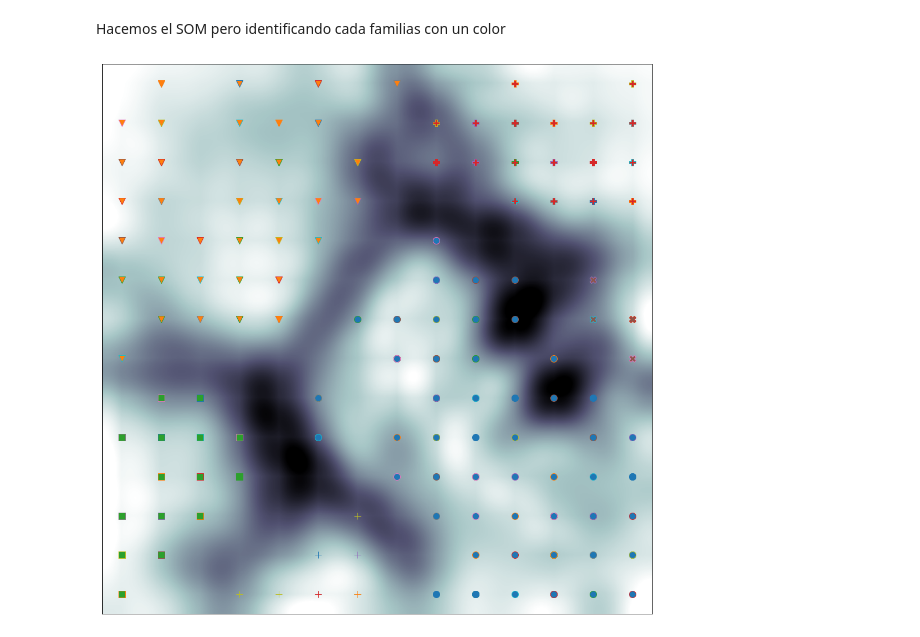
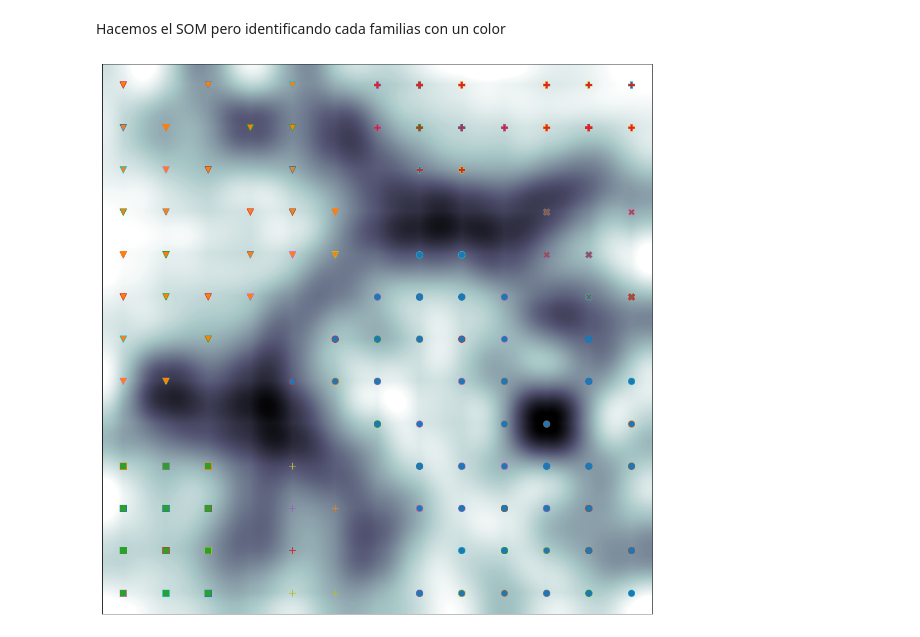
Before and after one commit to sergiohzlz/som_ontologias, a Jupyter notebook: som ontologias.ipynb, the cells around one changed output. Drawn from its saved outputs; the diff is of its cells as text; code cells hidden in the pictures.

Commit message:
som con colores y grupos

```diff
--- a/som ontologias.ipynb
+++ b/som ontologias.ipynb
@@ -284,13 +284,13 @@ if(recupera):
 # %% [markdown]
 Hacemos la búsqueda de parámetros.
 # %%
-ln=14
+ln=13
 dim_som = (ln,ln)
 sigmas = [1,1.5,2,3]  #sigmas a intentar
 constantes = [1,2,3]  #constantes de aprendizaje a buscar
 errores = []
 if(not recupera):
-    buscar=False
+    buscar=True
     if(buscar):
         for s in sigmas:
             for c in constantes:
@@ -466,17 +480,20 @@ Cantidad de proteínas 7
 # %% [markdown]
 Hacemos el SOM pero identificando cada familias con un color
 # %%
+
 marcadores = ['o','v','s','P', '+','X']
 colores =    ['C0','C1','C2','C3','C4','C5']
 
 fig, axn = plt.subplots(1,1, figsize=(18,18))
 
 plt.imshow(M, interpolation='sinc', cmap='bone')
 plt.xticks([])
 plt.yticks([])
 
+grupos = dict()
+
 for ix,d in enumerate(datos):
     w = som.winner(d)
     plt.plot(w[0], w[1], marcadores[cl[ix]],markerfacecolor=colores[cl[ix]], markersize=12)
 # %% [output]
-[figure, old version]
+[figure, new version]
```
Also changed, not shown: parts of 14 cells of this notebook, 7 other files.
